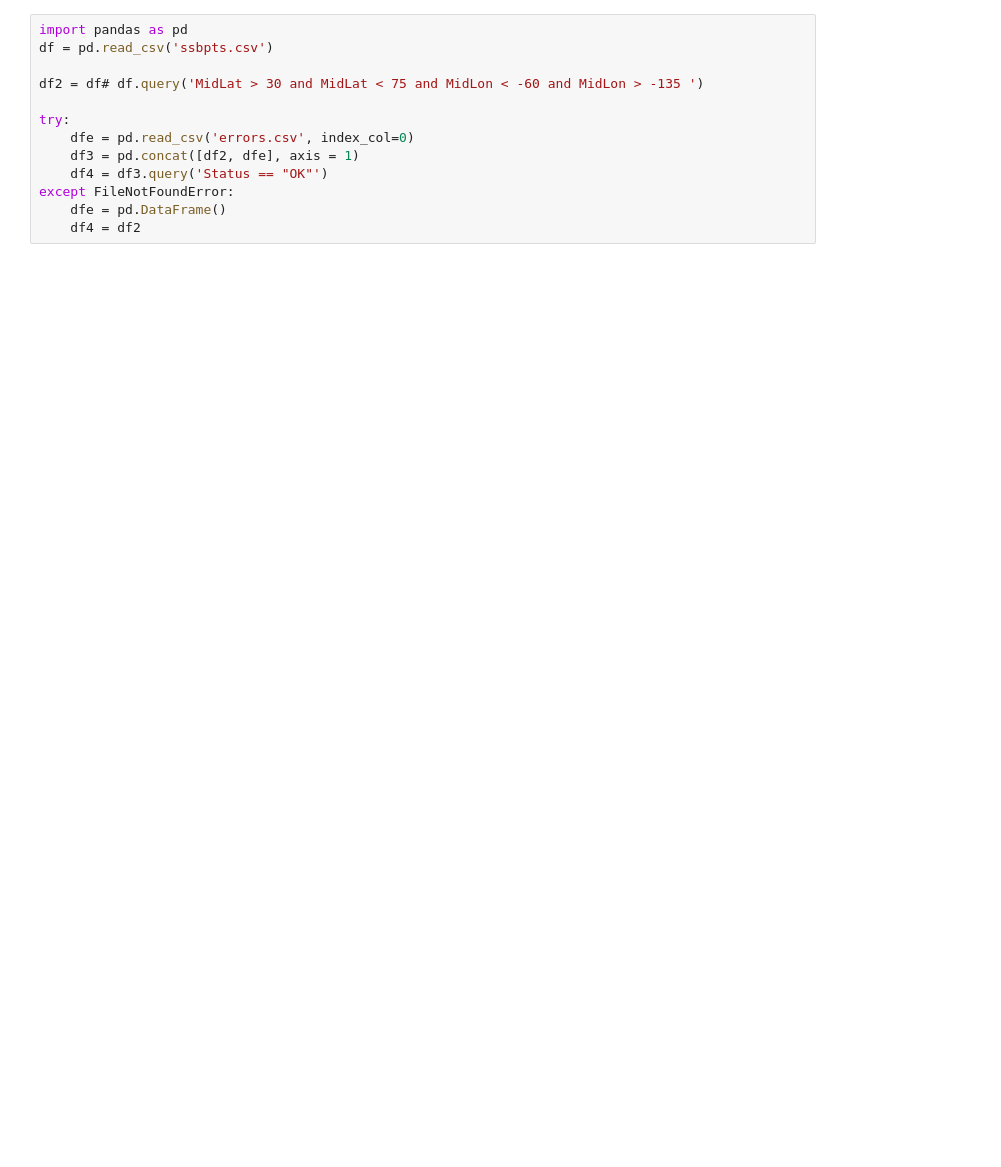
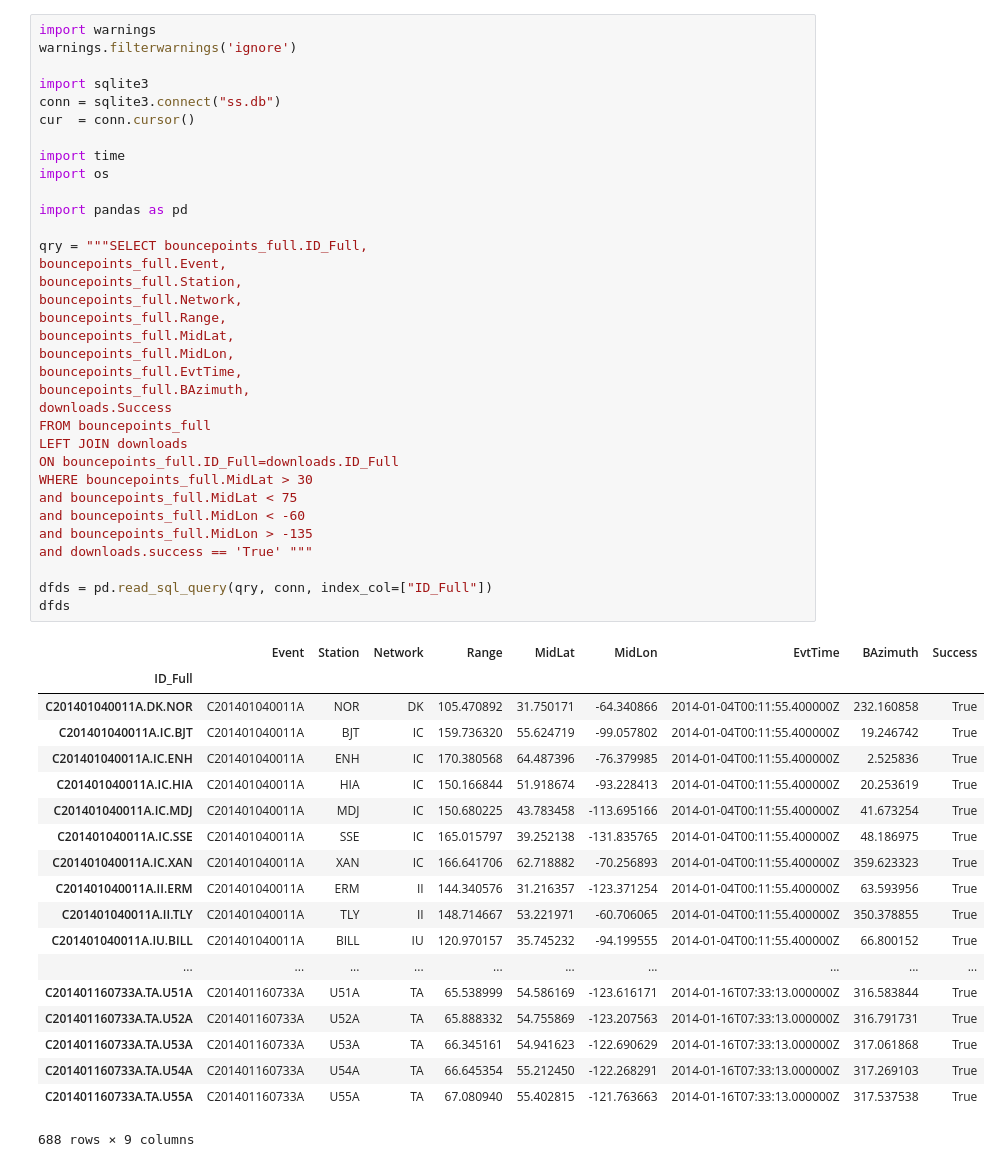
Before and after one commit to nmancinelli/ss-precursors, a Jupyter notebook: Measure_SNR.ipynb, the cells around one changed output. Drawn from its saved outputs; the diff is of its cells as text; blank space fills up the shorter version.

```diff
--- a/Measure_SNR.ipynb
+++ b/Measure_SNR.ipynb
@@ -1,16 +1,57 @@
-# %%
-import pandas as pd
-df = pd.read_csv('ssbpts.csv')
-
-df2 = df# df.query('MidLat > 30 and MidLat < 75 and MidLon < -60 and MidLon > -135 ')
-
-try:
-    dfe = pd.read_csv('errors.csv', index_col=0)
-    df3 = pd.concat([df2, dfe], axis = 1)
-    df4 = df3.query('Status == "OK"')
-except FileNotFoundError:
-    dfe = pd.DataFrame()
-    df4 = df2
+# %%
+import warnings
+warnings.filterwarnings('ignore')
+
+import sqlite3
+conn = sqlite3.connect("ss.db")
+cur  = conn.cursor()
+
+import time
+import os
+
+import pandas as pd
+
+qry = """SELECT bouncepoints_full.ID_Full,
+bouncepoints_full.Event,
+bouncepoints_full.Station,
+bouncepoints_full.Network,
+bouncepoints_full.Range,
+bouncepoints_full.MidLat,
+bouncepoints_full.MidLon,
+bouncepoints_full.EvtTime,
+bouncepoints_full.BAzimuth,
+downloads.Success
+FROM bouncepoints_full
+LEFT JOIN downloads
+ON bouncepoints_full.ID_Full=downloads.ID_Full
+WHERE bouncepoints_full.MidLat > 30
+and bouncepoints_full.MidLat < 75
+and bouncepoints_full.MidLon < -60
+and bouncepoints_full.MidLon > -135
+and downloads.success == 'True' """
+
+dfds = pd.read_sql_query(qry, conn, index_col=["ID_Full"])
+dfds
+# %% [output]
+|  | Event | Station | Network | Range | MidLat | MidLon | EvtTime | BAzimuth | Success |
+| ID_Full |  |  |  |  |  |  |  |  |  |
+| C201401040011A.DK.NOR | C201401040011A | NOR | DK | 105.470892 | 31.750171 | -64.340866 | 2014-01-04T00:11:55.400000Z | 232.160858 | True |
+| C201401040011A.IC.BJT | C201401040011A | BJT | IC | 159.736320 | 55.624719 | -99.057802 | 2014-01-04T00:11:55.400000Z | 19.246742 | True |
+| C201401040011A.IC.ENH | C201401040011A | ENH | IC | 170.380568 | 64.487396 | -76.379985 | 2014-01-04T00:11:55.400000Z | 2.525836 | True |
+| C201401040011A.IC.HIA | C201401040011A | HIA | IC | 150.166844 | 51.918674 | -93.228413 | 2014-01-04T00:11:55.400000Z | 20.253619 | True |
+| C201401040011A.IC.MDJ | C201401040011A | MDJ | IC | 150.680225 | 43.783458 | -113.695166 | 2014-01-04T00:11:55.400000Z | 41.673254 | True |
+| C201401040011A.IC.SSE | C201401040011A | SSE | IC | 165.015797 | 39.252138 | -131.835765 | 2014-01-04T00:11:55.400000Z | 48.186975 | True |
+| C201401040011A.IC.XAN | C201401040011A | XAN | IC | 166.641706 | 62.718882 | -70.256893 | 2014-01-04T00:11:55.400000Z | 359.623323 | True |
+| C201401040011A.II.ERM | C201401040011A | ERM | II | 144.340576 | 31.216357 | -123.371254 | 2014-01-04T00:11:55.400000Z | 63.593956 | True |
+| C201401040011A.II.TLY | C201401040011A | TLY | II | 148.714667 | 53.221971 | -60.706065 | 2014-01-04T00:11:55.400000Z | 350.378855 | True |
+| C201401040011A.IU.BILL | C201401040011A | BILL | IU | 120.970157 | 35.745232 | -94.199555 | 2014-01-04T00:11:55.400000Z | 66.800152 | True |
+| ... | ... | ... | ... | ... | ... | ... | ... | ... | ... |
+| C201401160733A.TA.U51A | C201401160733A | U51A | TA | 65.538999 | 54.586169 | -123.616171 | 2014-01-16T07:33:13.000000Z | 316.583844 | True |
+| C201401160733A.TA.U52A | C201401160733A | U52A | TA | 65.888332 | 54.755869 | -123.207563 | 2014-01-16T07:33:13.000000Z | 316.791731 | True |
+| C201401160733A.TA.U53A | C201401160733A | U53A | TA | 66.345161 | 54.941623 | -122.690629 | 2014-01-16T07:33:13.000000Z | 317.061868 | True |
+| C201401160733A.TA.U54A | C201401160733A | U54A | TA | 66.645354 | 55.212450 | -122.268291 | 2014-01-16T07:33:13.000000Z | 317.269103 | True |
+| C201401160733A.TA.U55A | C201401160733A | U55A | TA | 67.080940 | 55.402815 | -121.763663 | 2014-01-16T07:33:13.000000Z | 317.537538 | True |
+688 rows × 9 columns
 # %%
 import obspy
 from obspy.signal.filter import envelope
```
Also changed, not shown: parts of 8 cells of this notebook, 1 other file.
